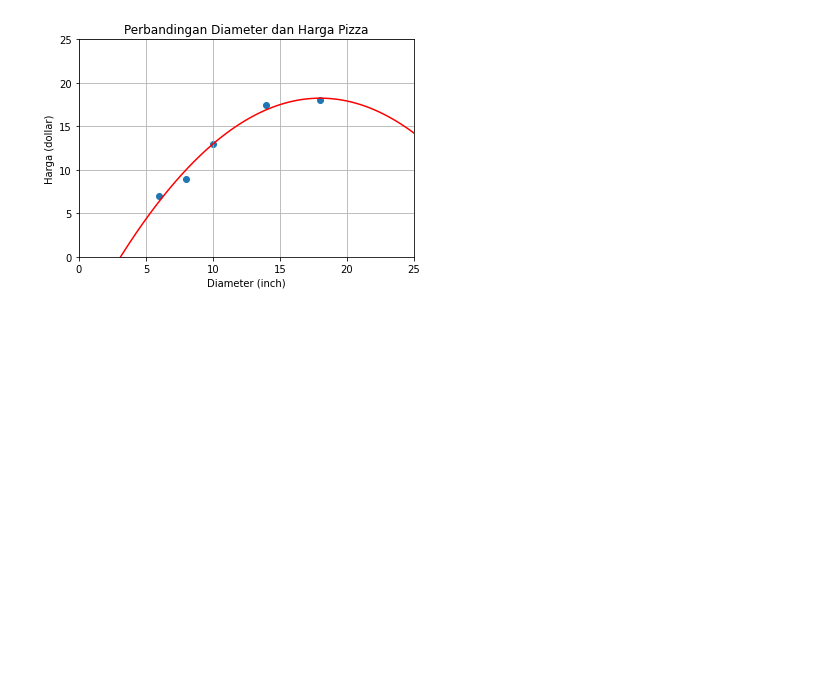
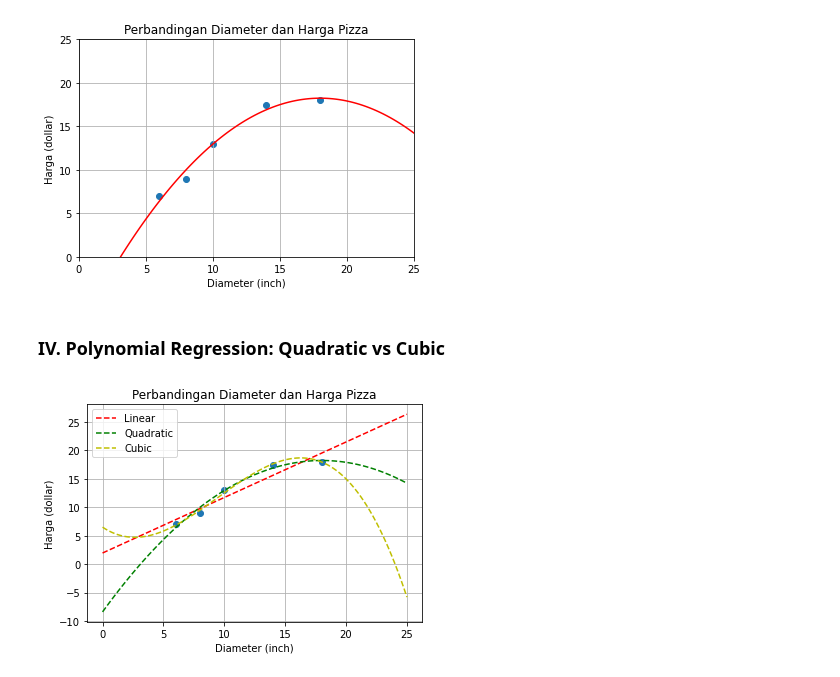
Before and after one commit to axlhtm/Hydroinformatics, a Jupyter notebook: MachineLearning/ML - SK08 - Multiple Linear Regression & Polynomial Regression.ipynb, the cells around one changed output. Saved outputs shown, nothing was run; the diff lists cells and outputs as text; code cells hidden in the pictures; blank space fills up the shorter version.

```diff
--- a/MachineLearning/ML - SK08 - Multiple Linear Regression & Polynomial Regression.ipynb
+++ b/MachineLearning/ML - SK08 - Multiple Linear Regression & Polynomial Regression.ipynb
@@ -149,3 +149,45 @@ plt.grid(True)
 plt.show()
 # %% [output]
 [figure]
+# %% [markdown]
+### IV. Polynomial Regression: Quadratic vs Cubic
+# %%
+# Training Set
+plt.scatter(x_train, y_train)
+
+# Linear Regression
+model = LinearRegression()
+model.fit(x_train, y_train)
+x_vis = np.linspace(0, 25, 100).reshape(-1,1)
+y_vis = model.predict(x_vis)
+plt.plot(x_vis, y_vis, '--r', label='Linear')
+
+# Polynomial Regression: Quadratic
+quadratic_feature = PolynomialFeatures(degree=2)
+x_train_quadratic = quadratic_feature.fit_transform(x_train)
+
+model = LinearRegression()
+model.fit(x_train_quadratic, y_train)
+x_vis_quadratic = quadratic_feature.transform(x_vis)
+y_vis = model.predict(x_vis_quadratic)
+plt.plot(x_vis, y_vis, '--g', label='Quadratic')
+
+# Polunomial Regression: Qubic
+cubic_feature = PolynomialFeatures(degree=3)
+x_train_cubic = cubic_feature.fit_transform(x_train)
+
+model = LinearRegression()
+model.fit(x_train_cubic, y_train)
+x_vis_cubic = cubic_feature.fit_transform(x_vis)
+y_vis = model.predict(x_vis_cubic)
+plt.plot(x_vis, y_vis, '--y', label='Cubic')
+
+# Show the Graph
+plt.title ('Perbandingan Diameter dan Harga Pizza')
+plt.xlabel('Diameter (inch)')
+plt.ylabel('Harga (dollar)')
+plt.legend()
+plt.grid(True)
+plt.show()
+# %% [output]
+[figure, added]
```
